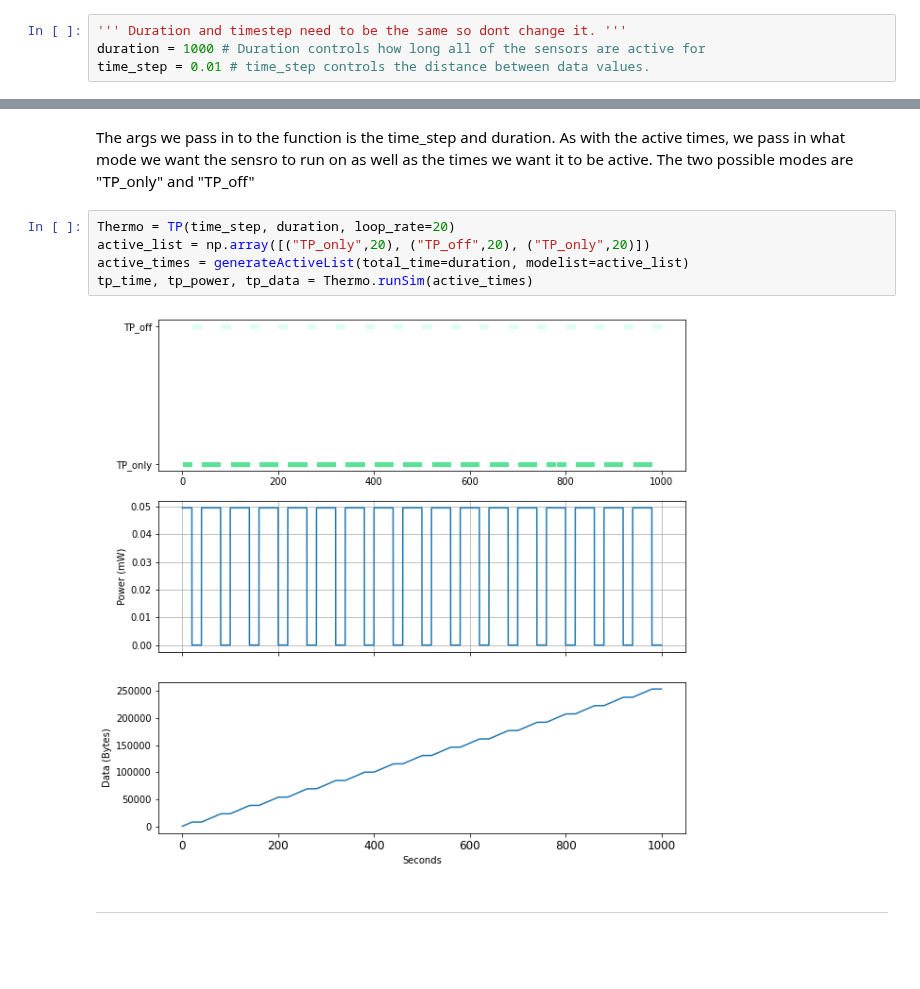
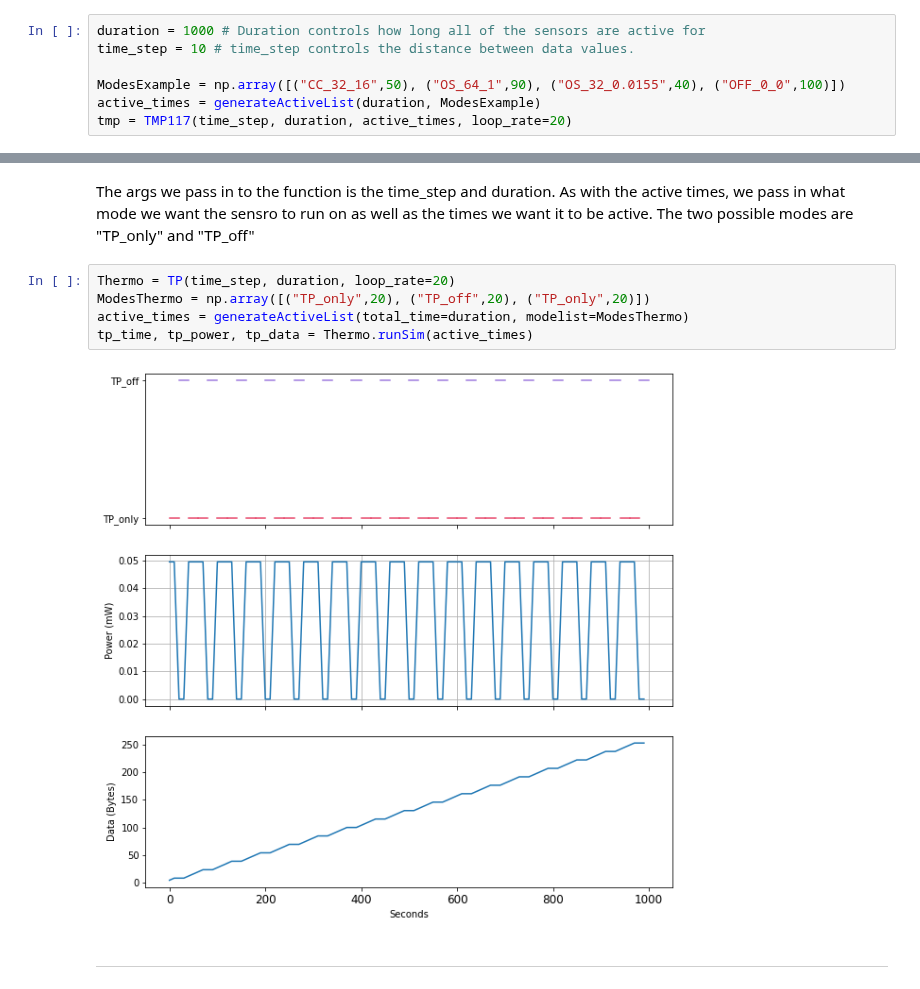
Before and after one commit to GLEE2023/ModeUserInterface, a Jupyter notebook: sensors/model.ipynb, the cells around one changed output, grey strips where cells are left out. Cells and saved outputs as stored; diff of their text form; blank space fills up the shorter version.

```diff
--- a/sensors/model.ipynb
+++ b/sensors/model.ipynb
@@ -33,4 +33,7 @@ We need to be sure to pass the right values in to our object! Lets do that.
 # %%
-''' Duration and timestep need to be the same so dont change it. '''
 duration = 1000 # Duration controls how long all of the sensors are active for
-time_step = 0.01 # time_step controls the distance between data values.
+time_step = 10 # time_step controls the distance between data values.
+
+ModesExample = np.array([("CC_32_16",50), ("OS_64_1",90), ("OS_32_0.0155",40), ("OFF_0_0",100)])
+active_times = generateActiveList(duration, ModesExample)
+tmp = TMP117(time_step, duration, active_times, loop_rate=20)
@@ -191,11 +146,11 @@ time_acc, power_acc, data_acc = accelerometer.runSim(active_times)
 The args we pass in to the function is the time_step and duration. As with the active times, we pass in what mode we want the sensro to run on as well as the times we want it to be active. The two possible modes are "TP_only" and "TP_off"
 # %%
 Thermo = TP(time_step, duration, loop_rate=20)
-active_list = np.array([("TP_only",20), ("TP_off",20), ("TP_only",20)])
-active_times = generateActiveList(total_time=duration, modelist=active_list)
+ModesThermo = np.array([("TP_only",20), ("TP_off",20), ("TP_only",20)])
+active_times = generateActiveList(total_time=duration, modelist=ModesThermo)
 tp_time, tp_power, tp_data = Thermo.runSim(active_times)
 # %% [output]
-[figure, old version]
+[figure, new version]
 # %% [markdown]
 ***
 # %% [markdown]
```
Also changed, not shown: parts of 23 cells of this notebook, 1 other file.
